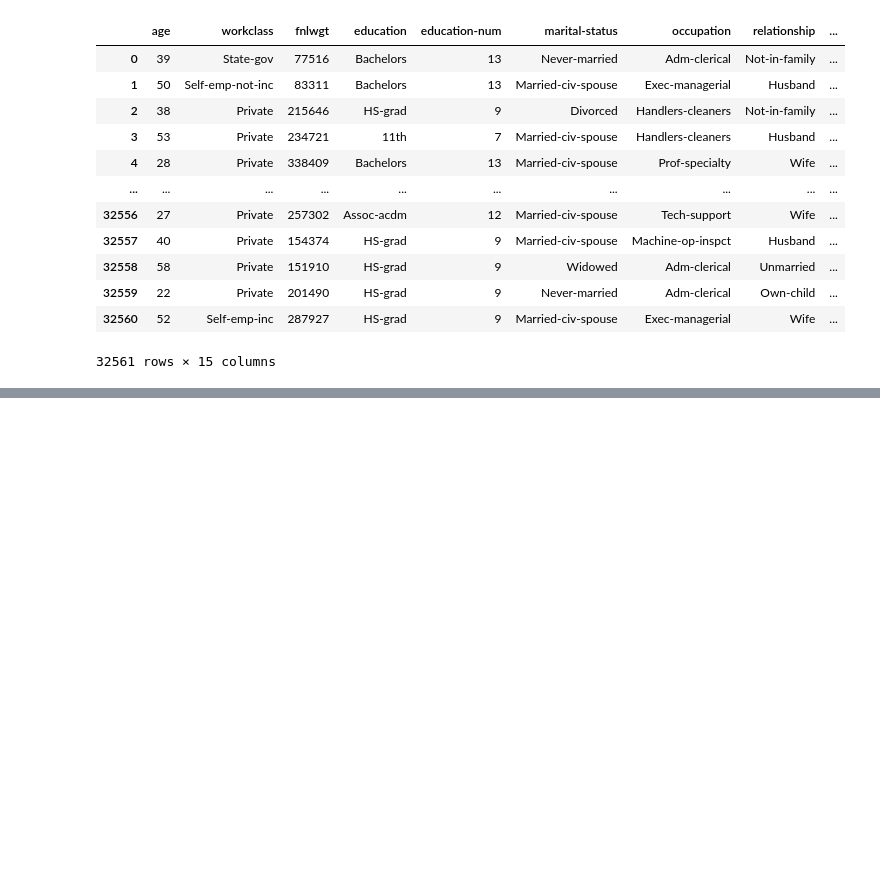
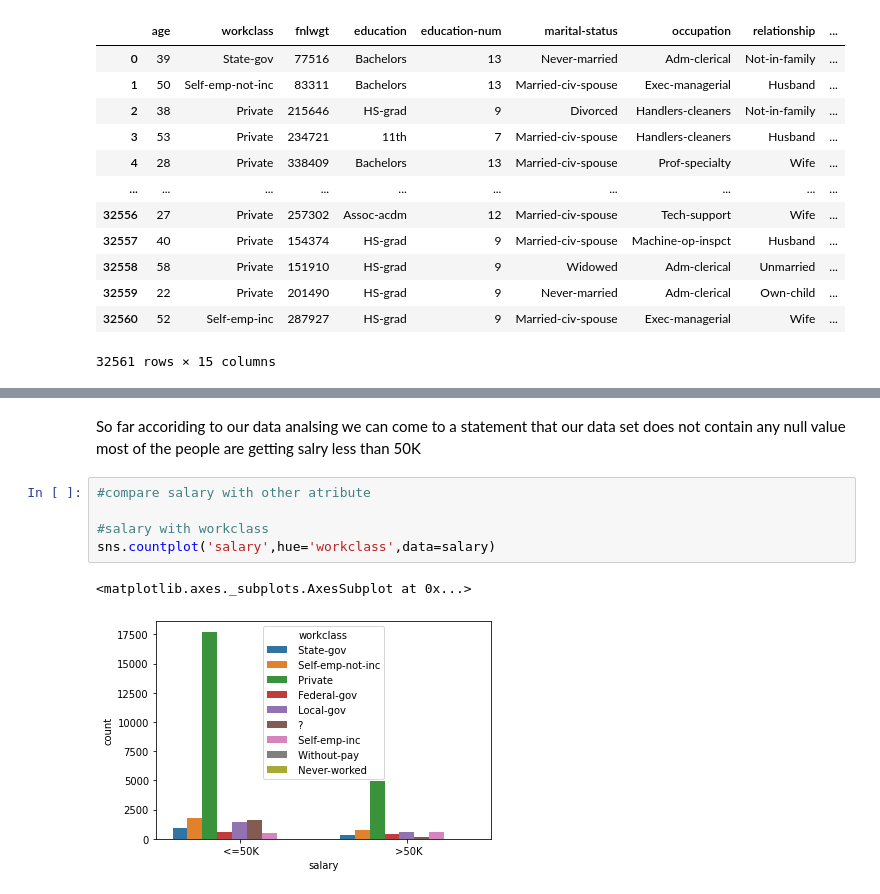
Before and after one commit to IT19237114/ML_Assignment2_IT19135076_IT19237114_IT19092102_IT19148250, a Jupyter notebook: ML_PROJECT.ipynb, the cells around one changed output, grey strips where cells are left out. Saved outputs shown, nothing was run; the diff lists cells and outputs as text; blank space fills up the shorter version.

```diff
--- a/ML_PROJECT.ipynb
+++ b/ML_PROJECT.ipynb
@@ -71,0 +122,11 @@ salary
+# %% [markdown]
+So far accoriding to our data analsing we can come to a statement that our data set does not contain any null value
+most of the people are getting salry less than 50K
+# %%
+#compare salary with other atribute
+
+#salary with workclass
+sns.countplot('salary',hue='workclass',data=salary)
+# %% [output]
+<matplotlib.axes._subplots.AxesSubplot at 0x...>
+[figure, added]
```
Also changed, not shown: parts of 7 cells of this notebook.
